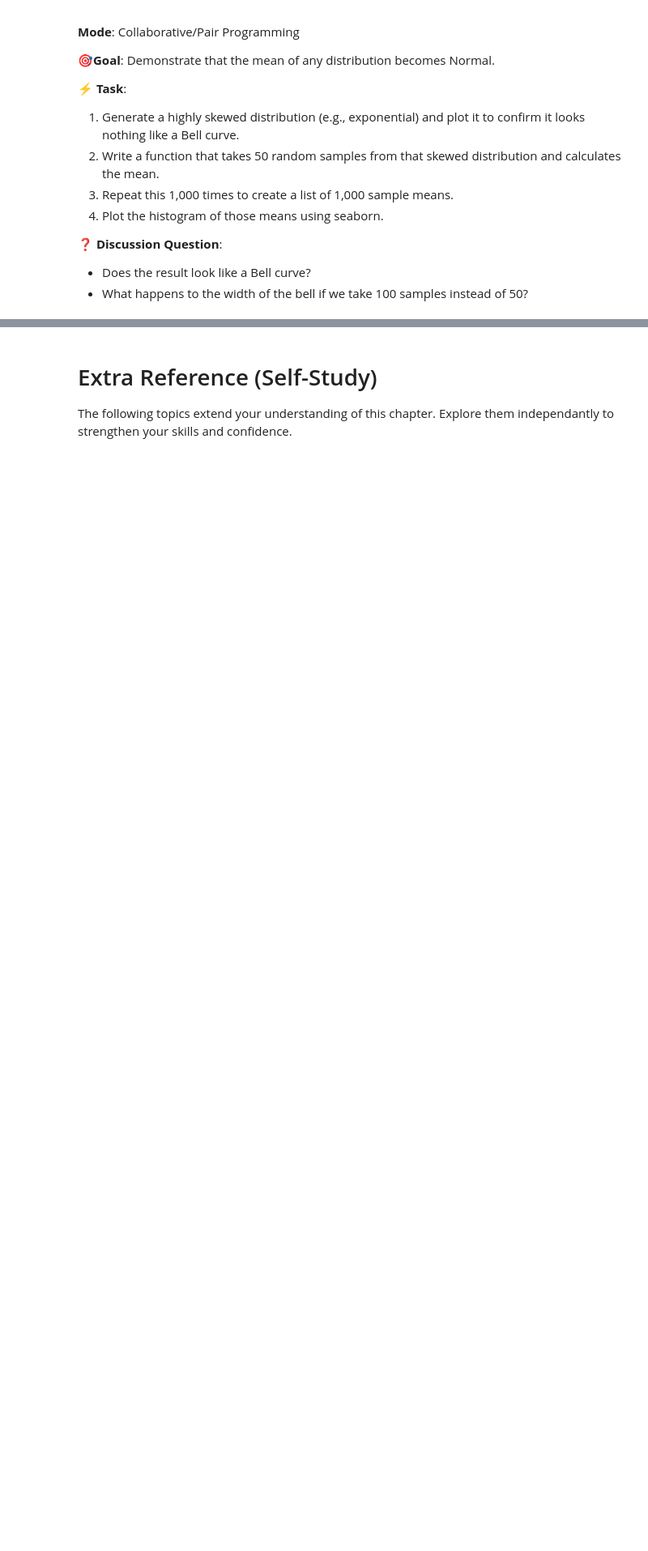
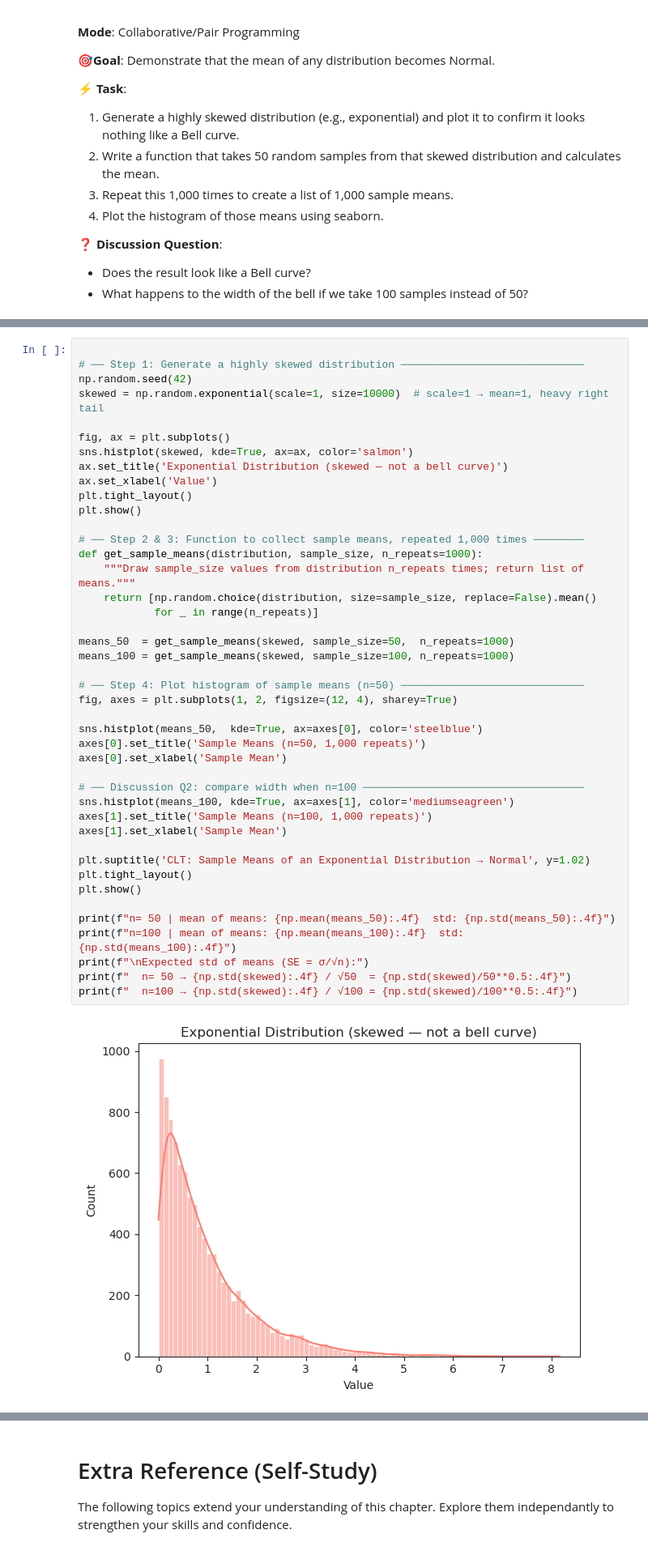
Before and after one commit to kevichua/5m-data-3.1-probability-statistics, a Jupyter notebook: notebooks/Part_2_probability_statistics_lesson.ipynb, the cells around one changed output, grey strips where cells are left out. Shown at 81% size. Cells and saved outputs as stored; diff of their text form; blank space fills up the shorter version.

```diff
--- a/notebooks/Part_2_probability_statistics_lesson.ipynb
+++ b/notebooks/Part_2_probability_statistics_lesson.ipynb
@@ -311,0 +310,45 @@ As an example, the "*t*-test" allows us to infer whether two samples come from d
+# %%
+
+# ── Step 1: Generate a highly skewed distribution ─────────────────────────────
+np.random.seed(42)
+skewed = np.random.exponential(scale=1, size=10000)  # scale=1 → mean=1, heavy right tail
+
+fig, ax = plt.subplots()
+sns.histplot(skewed, kde=True, ax=ax, color='salmon')
+ax.set_title('Exponential Distribution (skewed — not a bell curve)')
+ax.set_xlabel('Value')
+plt.tight_layout()
+plt.show()
+
+# ── Step 2 & 3: Function to collect sample means, repeated 1,000 times ────────
+def get_sample_means(distribution, sample_size, n_repeats=1000):
+    """Draw sample_size values from distribution n_repeats times; return list of means."""
+    return [np.random.choice(distribution, size=sample_size, replace=False).mean()
+            for _ in range(n_repeats)]
+
+means_50  = get_sample_means(skewed, sample_size=50,  n_repeats=1000)
+means_100 = get_sample_means(skewed, sample_size=100, n_repeats=1000)
+
+# ── Step 4: Plot histogram of sample means (n=50) ─────────────────────────────
+fig, axes = plt.subplots(1, 2, figsize=(12, 4), sharey=True)
+
+sns.histplot(means_50,  kde=True, ax=axes[0], color='steelblue')
+axes[0].set_title('Sample Means (n=50, 1,000 repeats)')
+axes[0].set_xlabel('Sample Mean')
+
+# ── Discussion Q2: compare width when n=100 ───────────────────────────────────
+sns.histplot(means_100, kde=True, ax=axes[1], color='mediumseagreen')
+axes[1].set_title('Sample Means (n=100, 1,000 repeats)')
+axes[1].set_xlabel('Sample Mean')
+
+plt.suptitle('CLT: Sample Means of an Exponential Distribution → Normal', y=1.02)
+plt.tight_layout()
+plt.show()
+
+print(f"n= 50 | mean of means: {np.mean(means_50):.4f}  std: {np.std(means_50):.4f}")
+print(f"n=100 | mean of means: {np.mean(means_100):.4f}  std: {np.std(means_100):.4f}")
+print(f"\nExpected std of means (SE = σ/√n):")
+print(f"  n= 50 → {np.std(skewed):.4f} / √50  = {np.std(skewed)/50**0.5:.4f}")
+print(f"  n=100 → {np.std(skewed):.4f} / √100 = {np.std(skewed)/100**0.5:.4f}")
+# %% [output]
+[figure, added]
```
Also changed, not shown: parts of 29 cells of this notebook, 2 other files.
